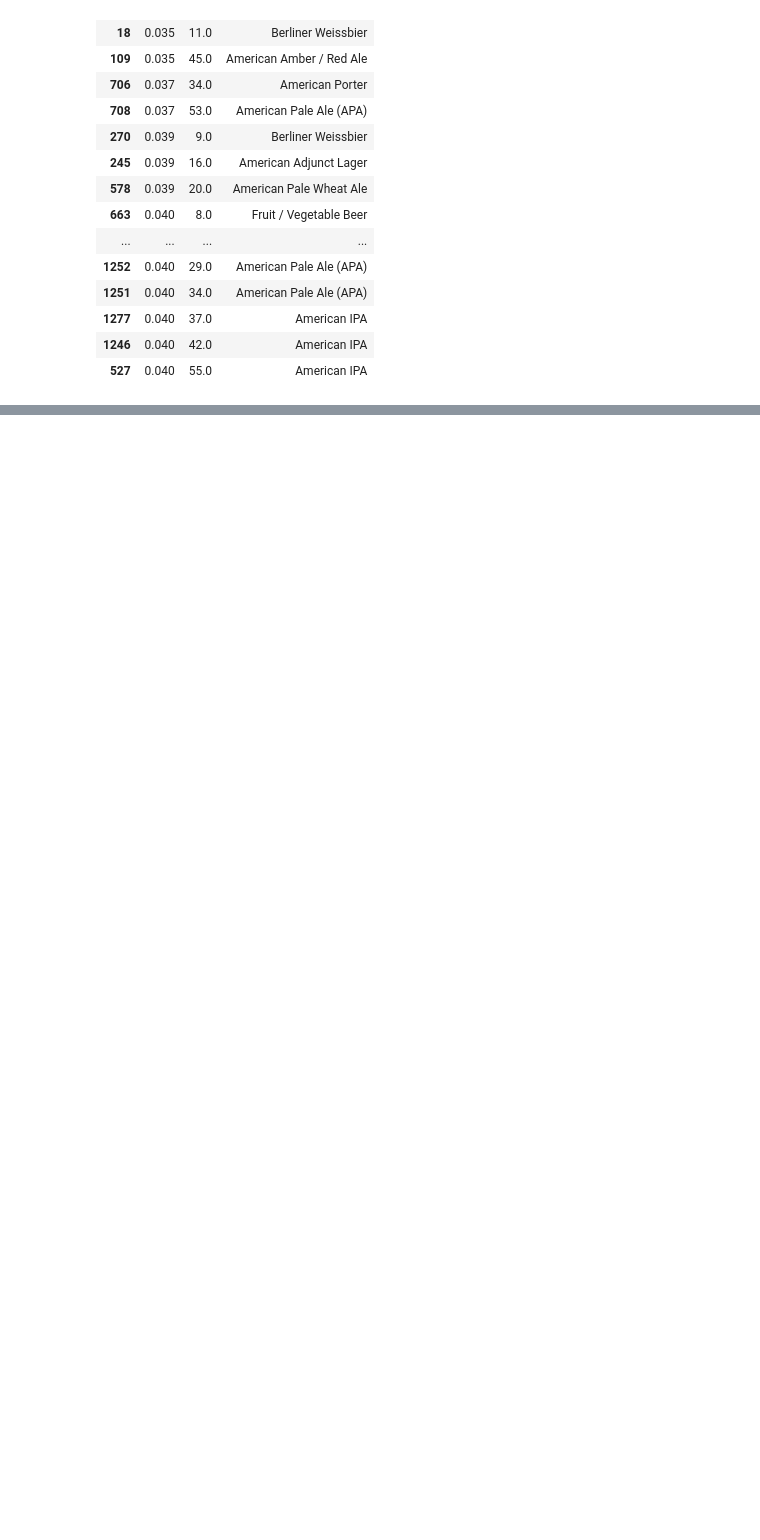
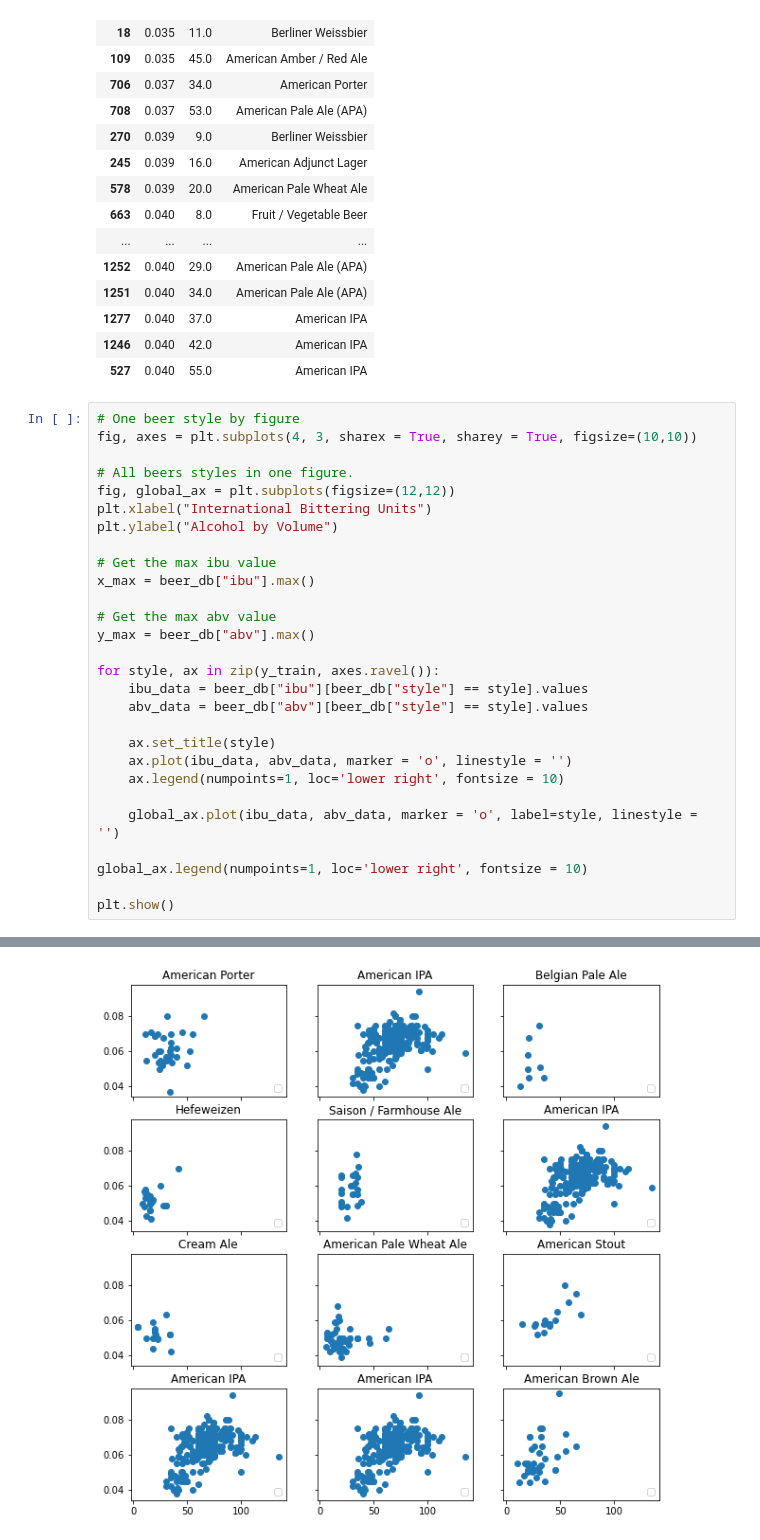
Before and after one commit to niklasax/Beer_Analytics, a Jupyter notebook: beer_ML/beer_style.ipynb, the cells around one changed output, grey strips where cells are left out. Drawn from its saved outputs; the diff is of its cells as text; blank space fills up the shorter version.

Commit message:
Put in some charts

```diff
--- a/beer_ML/beer_style.ipynb
+++ b/beer_ML/beer_style.ipynb
@@ -113,3 +115,32 @@ tr_sc.head(20)
 | 1277 | 0.040 | 37.0 | American IPA |
 | 1246 | 0.040 | 42.0 | American IPA |
 | 527 | 0.040 | 55.0 | American IPA |
+# %%
+# One beer style by figure
+fig, axes = plt.subplots(4, 3, sharex = True, sharey = True, figsize=(10,10))
+
+# All beers styles in one figure.
+fig, global_ax = plt.subplots(figsize=(12,12))
+plt.xlabel("International Bittering Units")
+plt.ylabel("Alcohol by Volume")
+
+# Get the max ibu value
+x_max = beer_db["ibu"].max()
+
+# Get the max abv value
+y_max = beer_db["abv"].max()
+
+for style, ax in zip(y_train, axes.ravel()):
+    ibu_data = beer_db["ibu"][beer_db["style"] == style].values
+    abv_data = beer_db["abv"][beer_db["style"] == style].values
+
+    ax.set_title(style)
+    ax.plot(ibu_data, abv_data, marker = 'o', linestyle = '')
+    ax.legend(numpoints=1, loc='lower right', fontsize = 10)
+
+    global_ax.plot(ibu_data, abv_data, marker = 'o', label=style, linestyle = '')
+
+global_ax.legend(numpoints=1, loc='lower right', fontsize = 10)
+
+plt.show()
+# %% [output]
@@ -115,0 +159 @@ tr_sc.head(20)
+[figure, added]
```
Also changed, not shown: parts of 2 cells of this notebook.
